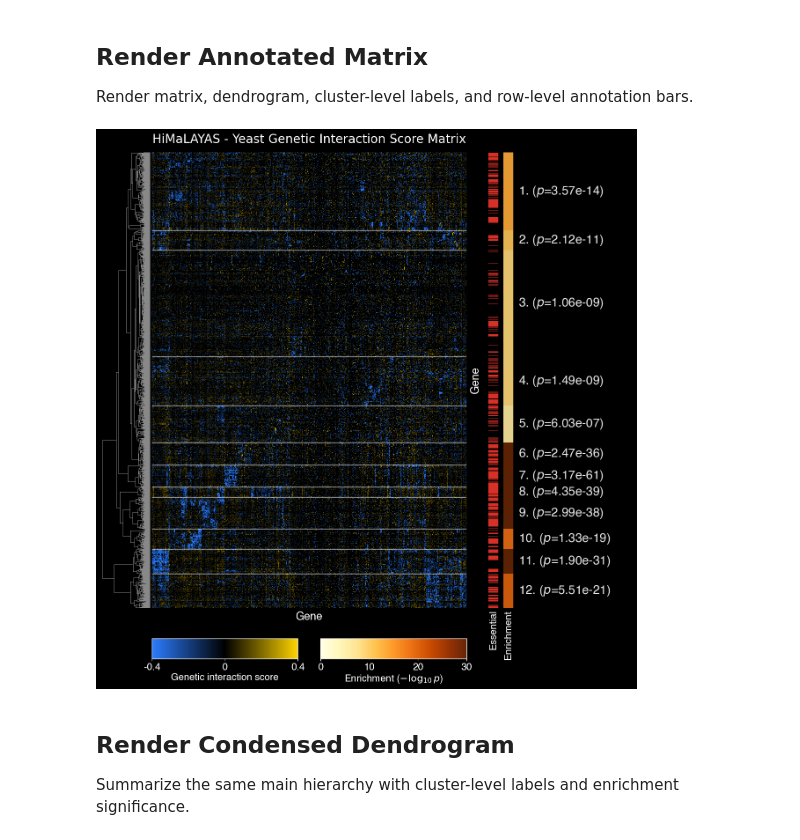
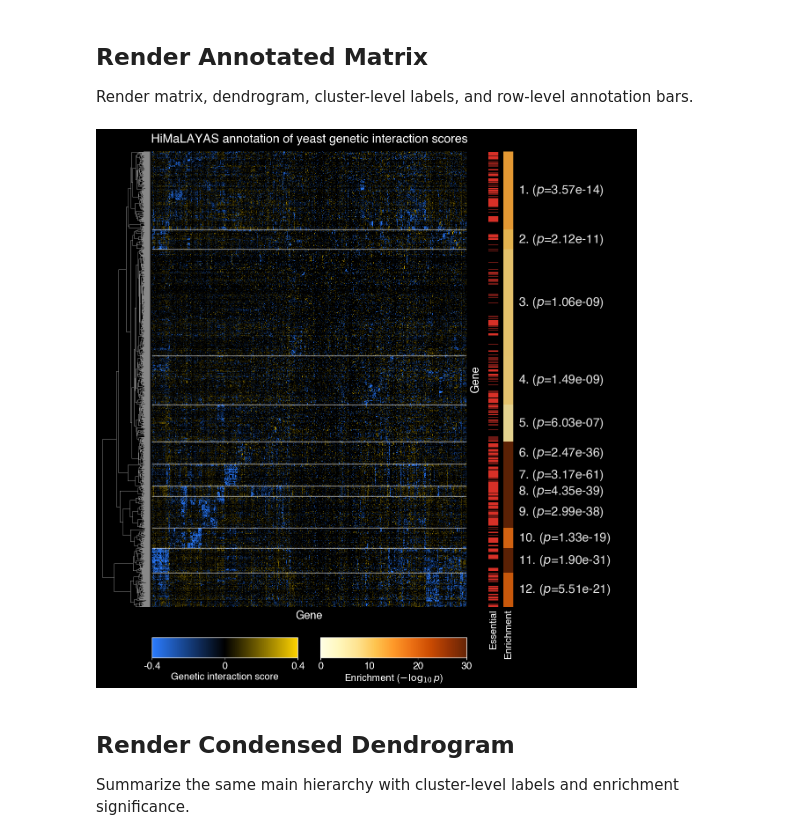
Before and after one commit to himalayas-base/himalayas-publication, a Jupyter notebook: supp_fig_1.ipynb, the cells around one changed output. Cells and saved outputs as stored; diff of their text form; code cells hidden in the pictures.

```diff
--- a/supp_fig_1.ipynb
+++ b/supp_fig_1.ipynb
@@ -253,7 +253,7 @@ plotter = (
     Plotter(results_sig)
     .set_background(color=BACKGROUND_COLOR)
     .plot_title(
-        "HiMaLAYAS - Yeast Genetic Interaction Score Matrix",
+        "HiMaLAYAS annotation of yeast genetic interaction scores",
         color=LABEL_COLOR,
         font=FONT,
         fontsize=20,
@@ -348,34 +348,34 @@ plotter = (
         name="enrichment",
         cmap="YlOrBr",
         norm=Normalize(0, 30),
         label=r"Enrichment ($-\log_{10}p$)",
         ticks=[0, 10, 20, 30],
     )
     .plot_colorbars(
         ncols=2,
         height=0.04,
         gap=0.06,
         hpad=0.04,
         vpad=0.00,
         fontsize=16,
         font=FONT,
         color=LABEL_COLOR,
         border_color=LABEL_COLOR,
         border_width=1.0,
         border_alpha=0.9,
         tick_decimals=2,
     )
 )
 
 plotter.save(
     PNG_DIR / "yeast_gi_score_matrix.png",
     dpi=300,
     bbox_inches="tight",
     pad_inches=0.02,
 )
 plotter.show()
 # %% [output]
-[figure, old version]
+[figure, new version]
 # %% [markdown]
 ## Render Condensed Dendrogram
 
```
Also changed, not shown: parts of 5 cells of this notebook, 2 other files.
